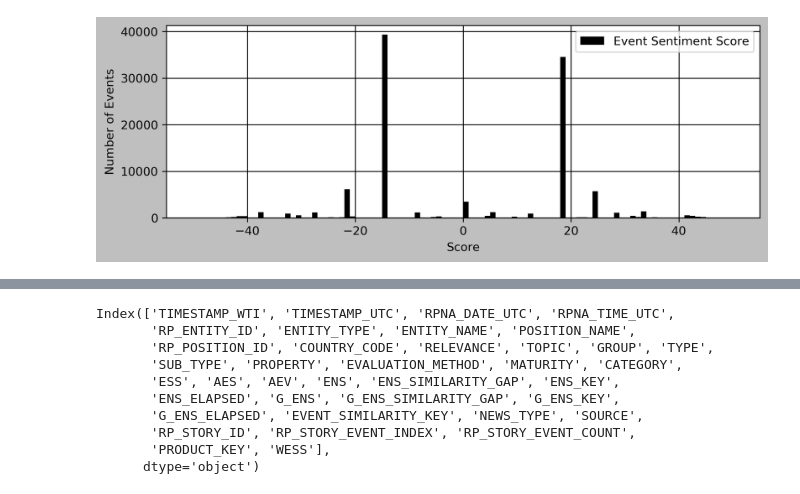
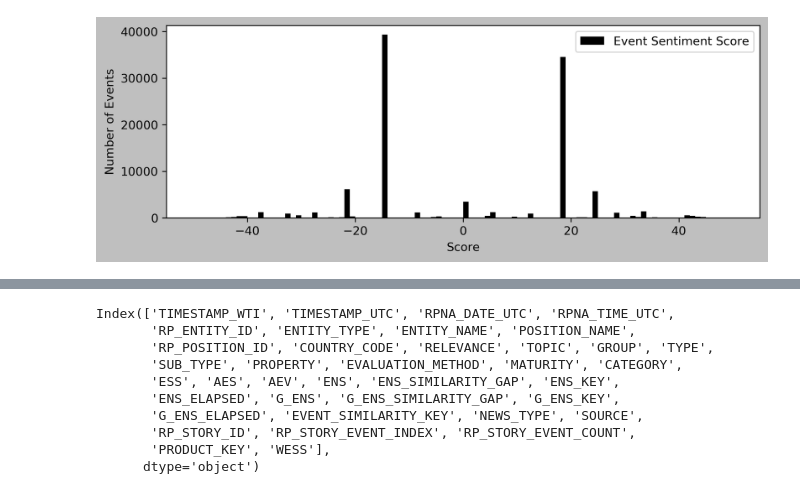
Before and after one commit to TianyuDu/ugthesis, a Jupyter notebook: eda/crude_oil_event_classification.ipynb, the cells around one changed output, grey strips where cells are left out. Drawn from its saved outputs; the diff is of its cells as text; code cells hidden in the pictures.

```diff
--- a/eda/crude_oil_event_classification.ipynb
+++ b/eda/crude_oil_event_classification.ipynb
@@ -16,7 +16,7 @@ plt.style.use("grayscale")
 
 plt.rcParams["figure.figsize"] = (9, 3)
 plt.rcParams["figure.dpi"] = 300
-plt.rcParams["axes.grid"] = True
+plt.rcParams["axes.grid"] = False
 
 import seaborn as sns
 
@@ -45,16 +45,15 @@ df["ESS"]= df["ESS"] - 50
 df["WESS"] = df["ESS"] * df["ENS"] / 100
 df = convert_timestamp_wti(df)
 # %%
-df.head()
 plt.hist(
     df["ESS"],
     label="Event Sentiment Score",
     bins=100
 )
 plt.xlabel("Score")
 plt.ylabel("Number of Events")
 plt.legend()
 plt.savefig(f"{fig_path}/hist_ess_all.png", dpi=300, bbox_inches="tight")
 plt.show()
 # %% [output]
-[figure, old version]
+[figure, new version]
```
Also changed, not shown: parts of 8 cells of this notebook, 2 other files.
